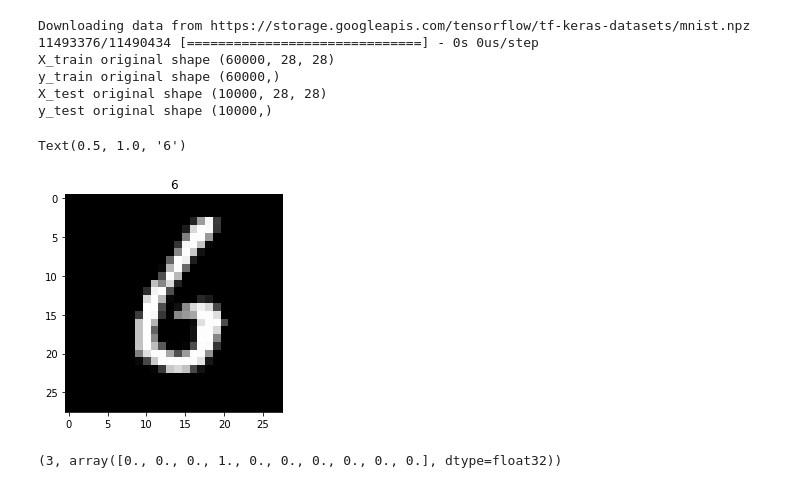
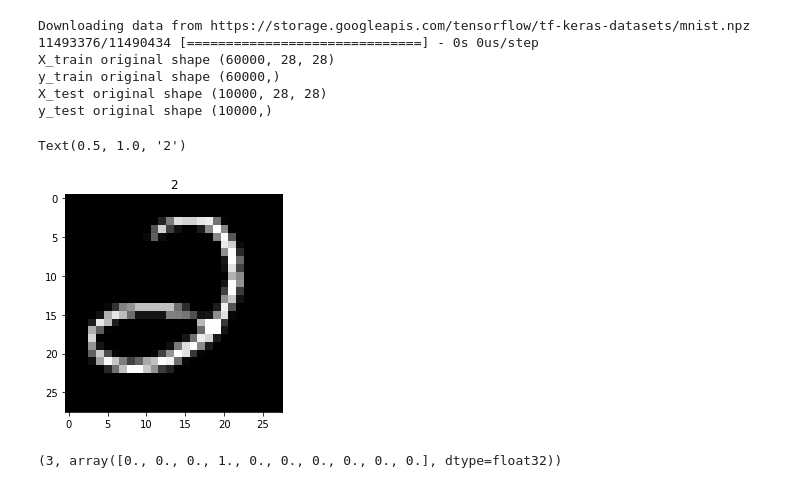
Before and after one commit to mohanrajmit/DL-Training, a Jupyter notebook: MNIST_keras.ipynb, the cells around one changed output. Cells and saved outputs as stored; diff of their text form; code cells hidden in the pictures.

```diff
--- a/MNIST_keras.ipynb
+++ b/MNIST_keras.ipynb
@@ -25,11 +25,11 @@ y_train original shape (60000,)
 X_test original shape (10000, 28, 28)
 y_test original shape (10000,)
 # %%
-plt.imshow(X_test[50], cmap='gray')
-plt.title(y_test[50])
+plt.imshow(X_test[1050], cmap='gray')
+plt.title(y_test[1050])
 # %% [output]
-Text(0.5, 1.0, '6')
+Text(0.5, 1.0, '2')
-[figure, old version]
+[figure, new version]
 # %%
 X_train = X_train.reshape(60000,784)
 X_test = X_test.reshape(10000,784)
```
Also changed, not shown: parts of 6 cells of this notebook.
